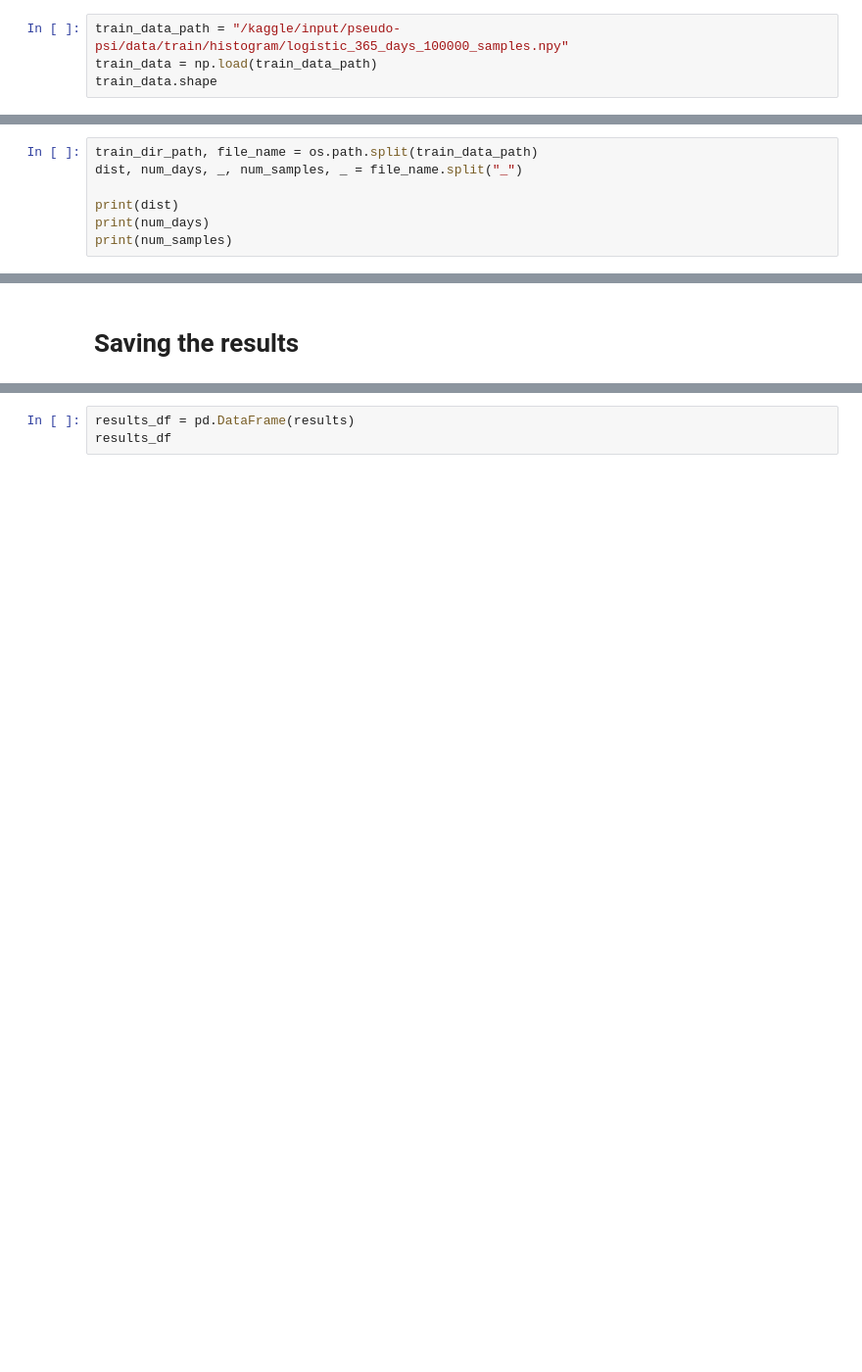
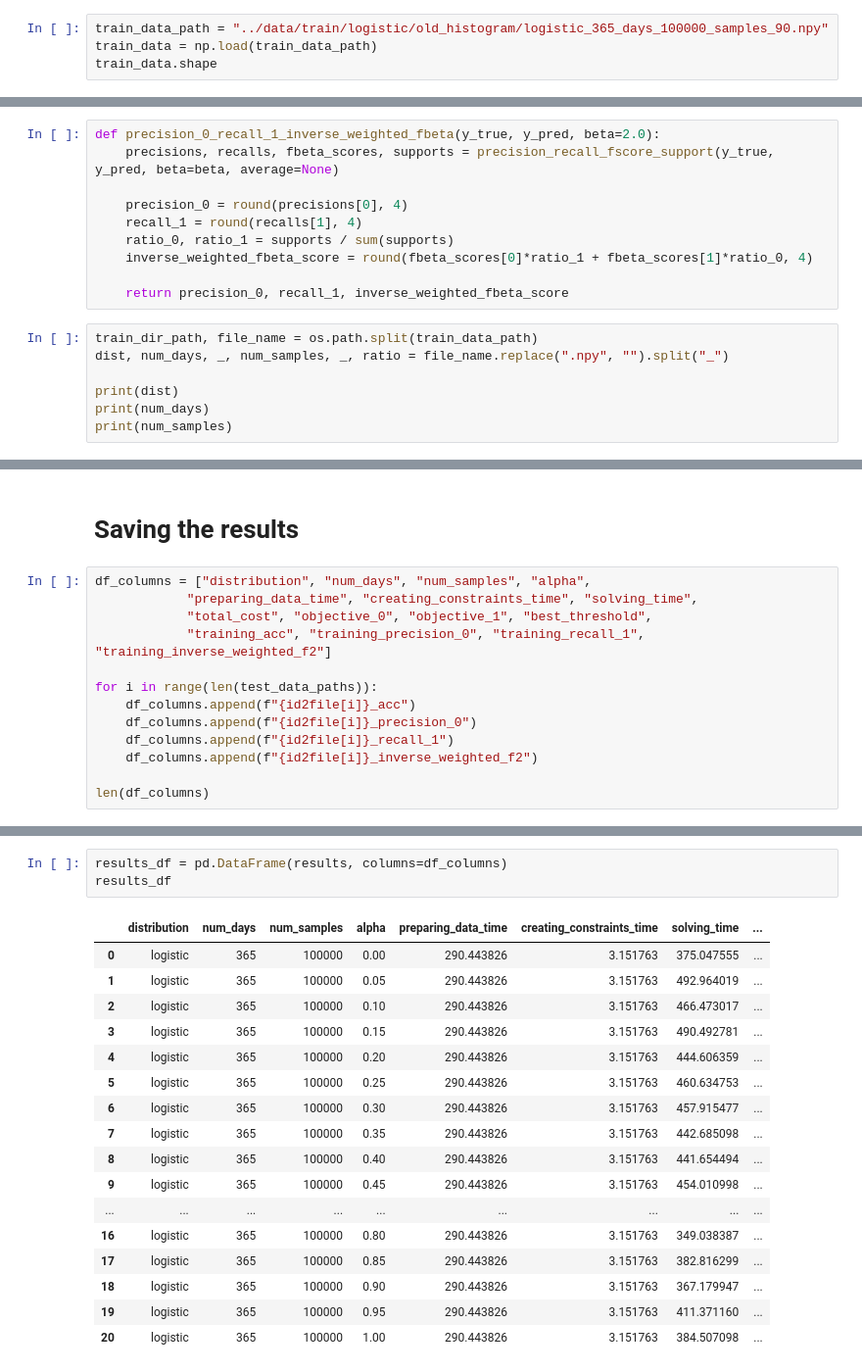
Before and after one commit to hungpham13/Distributed-data-discretization, a Jupyter notebook: src/psi_ip_ortools_train_test_histogram_data.ipynb, the cells around one changed output, grey strips where cells are left out. Shown at 98% size. Cells and saved outputs as stored; diff of their text form; blank space fills up the shorter version.

```diff
--- a/src/psi_ip_ortools_train_test_histogram_data.ipynb
+++ b/src/psi_ip_ortools_train_test_histogram_data.ipynb
@@ -9,7 +12,7 @@ from glob import glob
 # %% [markdown]
 # Training data
 # %%
-train_data_path = "/kaggle/input/pseudo-psi/data/train/histogram/logistic_365_days_100000_samples.npy"
+train_data_path = "../data/train/logistic/old_histogram/logistic_365_days_100000_samples_90.npy"
 train_data = np.load(train_data_path)
 train_data.shape
 # %% [output]
@@ -190,6 +196,16 @@ from sklearn.metrics import accuracy_score, f1_score, fbeta_score, confusion_mat
+# %%
+def precision_0_recall_1_inverse_weighted_fbeta(y_true, y_pred, beta=2.0):
+    precisions, recalls, fbeta_scores, supports = precision_recall_fscore_support(y_true, y_pred, beta=beta, average=None)
+
+    precision_0 = round(precisions[0], 4)
+    recall_1 = round(recalls[1], 4)
+    ratio_0, ratio_1 = supports / sum(supports)
+    inverse_weighted_fbeta_score = round(fbeta_scores[0]*ratio_1 + fbeta_scores[1]*ratio_0, 4)
+
+    return precision_0, recall_1, inverse_weighted_fbeta_score
 # %%
 train_dir_path, file_name = os.path.split(train_data_path)
-dist, num_days, _, num_samples, _ = file_name.split("_")
+dist, num_days, _, num_samples, _, ratio = file_name.replace(".npy", "").split("_")
 
 print(dist)
 print(num_days)
@@ -390,2 +426,15 @@ alpha = 0.9
 # %% [markdown]
 # Saving the results
+# %%
+df_columns = ["distribution", "num_days", "num_samples", "alpha",
+            "preparing_data_time", "creating_constraints_time", "solving_time",
+            "total_cost", "objective_0", "objective_1", "best_threshold",
+            "training_acc", "training_precision_0", "training_recall_1", "training_inverse_weighted_f2"]
+
+for i in range(len(test_data_paths)):
+    df_columns.append(f"{id2file[i]}_acc")
+    df_columns.append(f"{id2file[i]}_precision_0")
+    df_columns.append(f"{id2file[i]}_recall_1")
+    df_columns.append(f"{id2file[i]}_inverse_weighted_f2")
+
+len(df_columns)
@@ -392,3 +443,21 @@ alpha = 0.9
 # %%
-results_df = pd.DataFrame(results)
+results_df = pd.DataFrame(results, columns=df_columns)
 results_df
+# %% [output]
+|  | distribution | num_days | num_samples | alpha | preparing_data_time | creating_constraints_time | solving_time | ... |
+| 0 | logistic | 365 | 100000 | 0.00 | 290.443826 | 3.151763 | 375.047555 | ... |
+| 1 | logistic | 365 | 100000 | 0.05 | 290.443826 | 3.151763 | 492.964019 | ... |
+| 2 | logistic | 365 | 100000 | 0.10 | 290.443826 | 3.151763 | 466.473017 | ... |
+| 3 | logistic | 365 | 100000 | 0.15 | 290.443826 | 3.151763 | 490.492781 | ... |
+| 4 | logistic | 365 | 100000 | 0.20 | 290.443826 | 3.151763 | 444.606359 | ... |
+| 5 | logistic | 365 | 100000 | 0.25 | 290.443826 | 3.151763 | 460.634753 | ... |
+| 6 | logistic | 365 | 100000 | 0.30 | 290.443826 | 3.151763 | 457.915477 | ... |
+| 7 | logistic | 365 | 100000 | 0.35 | 290.443826 | 3.151763 | 442.685098 | ... |
+| 8 | logistic | 365 | 100000 | 0.40 | 290.443826 | 3.151763 | 441.654494 | ... |
+| 9 | logistic | 365 | 100000 | 0.45 | 290.443826 | 3.151763 | 454.010998 | ... |
+| ... | ... | ... | ... | ... | ... | ... | ... | ... |
+| 16 | logistic | 365 | 100000 | 0.80 | 290.443826 | 3.151763 | 349.038387 | ... |
+| 17 | logistic | 365 | 100000 | 0.85 | 290.443826 | 3.151763 | 382.816299 | ... |
+| 18 | logistic | 365 | 100000 | 0.90 | 290.443826 | 3.151763 | 367.179947 | ... |
+| 19 | logistic | 365 | 100000 | 0.95 | 290.443826 | 3.151763 | 411.371160 | ... |
+| 20 | logistic | 365 | 100000 | 1.00 | 290.443826 | 3.151763 | 384.507098 | ... |
```
Also changed, not shown: parts of 19 cells of this notebook, 9 other files.
